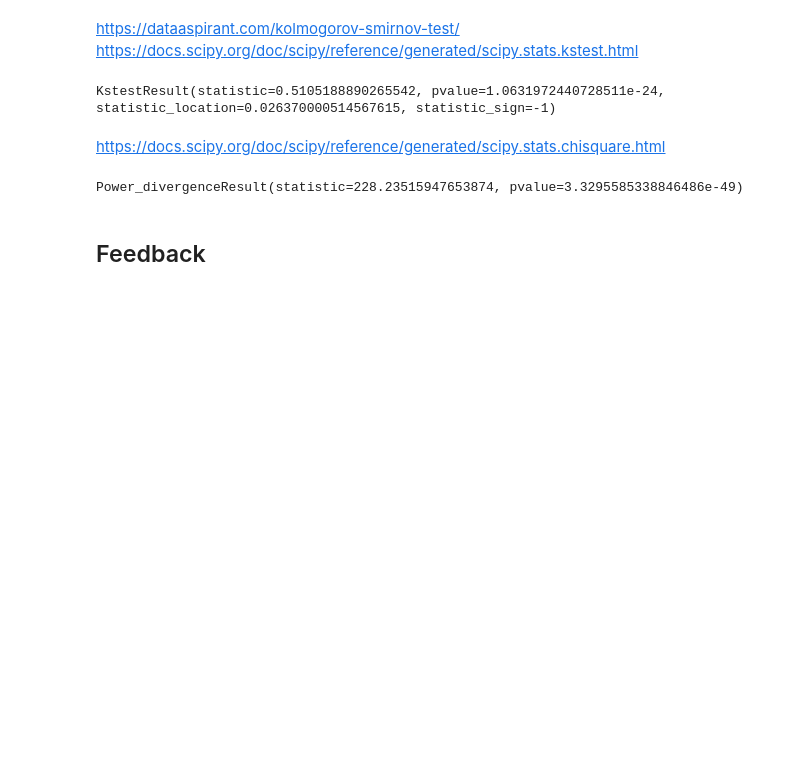
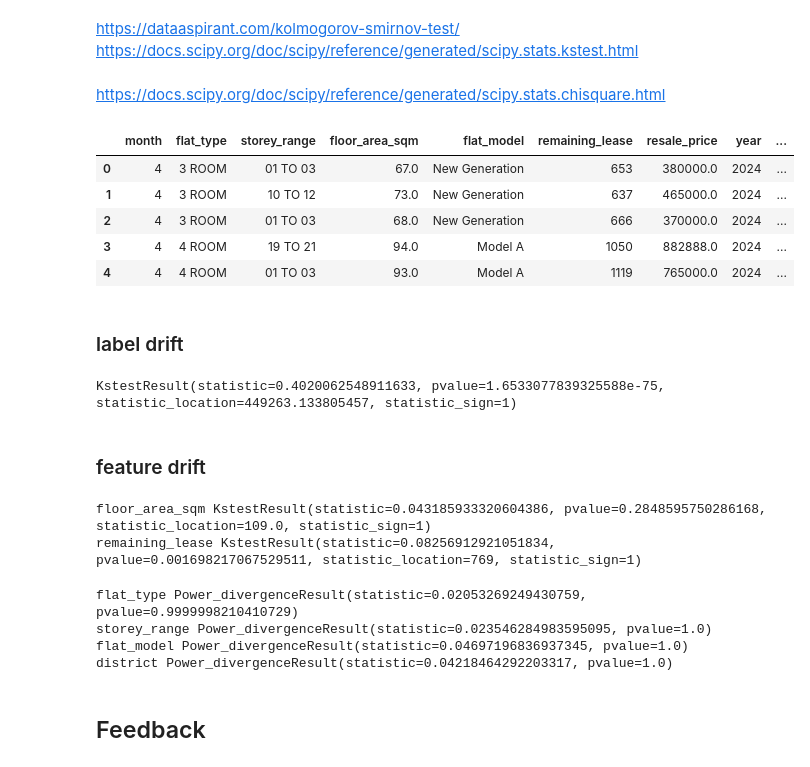
Before and after one commit to ivankqw/housing-mlops, a Jupyter notebook: source/mlops/monitoring_feedback.ipynb, the cells around one changed output. Cells and saved outputs as stored; diff of their text form; code cells hidden in the pictures; blank space fills up the shorter version.

Commit message:
monitoring
data drift - label and features

```diff
--- a/source/mlops/monitoring_feedback.ipynb
+++ b/source/mlops/monitoring_feedback.ipynb
@@ -276,17 +274,5 @@ MAE of new test data is 0.10894163777229267 lower than training data
 # %% [markdown]
 https://dataaspirant.com/kolmogorov-smirnov-test/
 https://docs.scipy.org/doc/scipy/reference/generated/scipy.stats.kstest.html
-# %%
-rng = np.random.default_rng()
-stats.kstest(stats.uniform.rvs(size=100, random_state=rng),
-             stats.norm.cdf)
-# %% [output]
-KstestResult(statistic=0.5105188890265542, pvalue=1.0631972440728511e-24, statistic_location=0.026370000514567615, statistic_sign=-1)
 # %% [markdown]
 https://docs.scipy.org/doc/scipy/reference/generated/scipy.stats.chisquare.html
-# %%
-f_exp = np.array([44, 24, 29, 3]) / 100 * 189
-f_obs = np.array([43, 52, 54, 40])
-stats.chisquare(f_obs=f_obs, f_exp=f_exp)
-# %% [output]
-Power_divergenceResult(statistic=228.23515947653874, pvalue=3.3295585338846486e-49)
@@ -296,2 +279,65 @@ Power_divergenceResult(statistic=228.23515947653874, pvalue=3.3295585338846486e-
+# %%
+df_train = pd.read_csv("resale_flats_transformed_train.csv")
+df_train.head(5)
+# %% [output]
+|  | month | flat_type | storey_range | floor_area_sqm | flat_model | remaining_lease | resale_price | year | ... |
+| 0 | 4 | 3 ROOM | 01 TO 03 | 67.0 | New Generation | 653 | 380000.0 | 2024 | ... |
+| 1 | 4 | 3 ROOM | 10 TO 12 | 73.0 | New Generation | 637 | 465000.0 | 2024 | ... |
+| 2 | 4 | 3 ROOM | 01 TO 03 | 68.0 | New Generation | 666 | 370000.0 | 2024 | ... |
+| 3 | 4 | 4 ROOM | 19 TO 21 | 94.0 | Model A | 1050 | 882888.0 | 2024 | ... |
+| 4 | 4 | 4 ROOM | 01 TO 03 | 93.0 | Model A | 1119 | 765000.0 | 2024 | ... |
+# %% [markdown]
+### label drift
+# %%
+# label drift
+# check if the distribution of the target variable has changed for df_train and df_gt
+
+target_new = df_gt['actual_price']
+target_train = df_train['resale_price']
+stats.kstest(target_new, target_train)
+# %% [output]
+KstestResult(statistic=0.4020062548911633, pvalue=1.6533077839325588e-75, statistic_location=449263.133805457, statistic_sign=1)
+# %% [markdown]
+### feature drift
+# %%
+# feature drift - continuous
+# check if the distribution of the features has changed for df_train and df_gt
+
+num_cols = ['floor_area_sqm', 'remaining_lease']
+
+
+for col in num_cols:
+    print(col, stats.kstest(df_gt[col], df_train[col]))
+# %% [output]
+floor_area_sqm KstestResult(statistic=0.043185933320604386, pvalue=0.2848595750286168, statistic_location=109.0, statistic_sign=1)
+remaining_lease KstestResult(statistic=0.08256912921051834, pvalue=0.001698217067529511, statistic_location=769, statistic_sign=1)
+# %%
+# feature drift - categorical
+cat_cols = ['flat_type', 'storey_range', 'flat_model', 'district']
+
+# df_train sample
+df_train_sample = df_train.sample(frac=0.2)
+
+for col in cat_cols:
+    df_gt_vc = df_gt[col].value_counts()
+    df_train_vc = df_train_sample[col].value_counts()
+    # ensure both value counts table have the same categories, if any missing then add the category with 0 count
+    for cat in df_train_vc.index.unique():
+        if cat not in df_gt_vc.index.unique():
+            df_gt_vc.loc[cat] = 0
+    for cat in df_gt_vc.index.unique():
+        if cat not in df_train_vc.index.unique():
+            df_train_vc.loc[cat] = 0
+
+    # calculate the frequencies for both value counts table
+    df_gt_vc = df_gt_vc / df_gt_vc.sum()
+    df_train_vc = df_train_vc / df_train_vc.sum()
+
+    print(col, stats.chisquare(df_gt_vc, df_train_vc))
+# %% [output]
+flat_type Power_divergenceResult(statistic=0.02053269249430759, pvalue=0.9999998210410729)
+storey_range Power_divergenceResult(statistic=0.023546284983595095, pvalue=1.0)
+flat_model Power_divergenceResult(statistic=0.04697196836937345, pvalue=1.0)
+district Power_divergenceResult(statistic=0.04218464292203317, pvalue=1.0)
 # %% [markdown]
 ## Feedback
```
Also changed, not shown: parts of 13 cells of this notebook, 4 other files.
